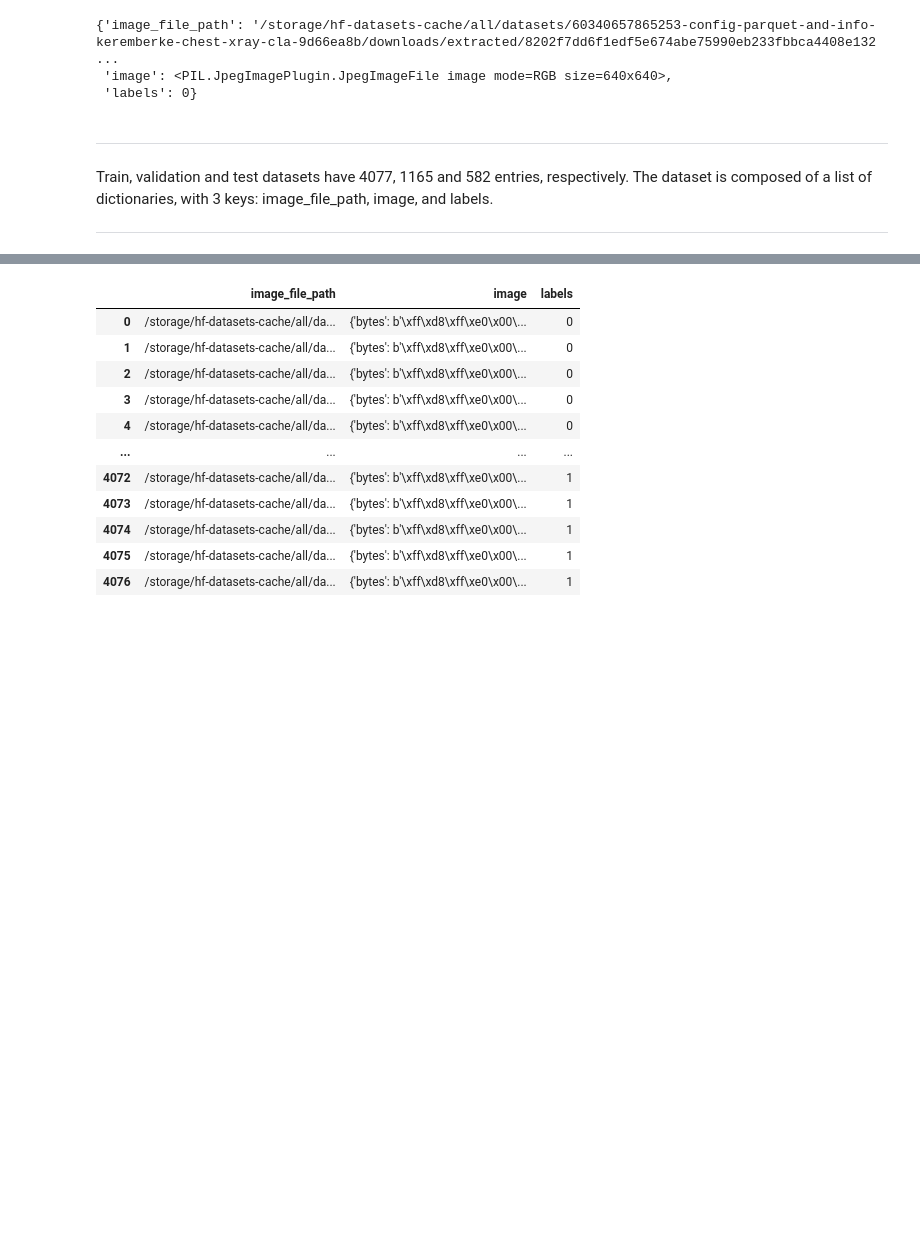
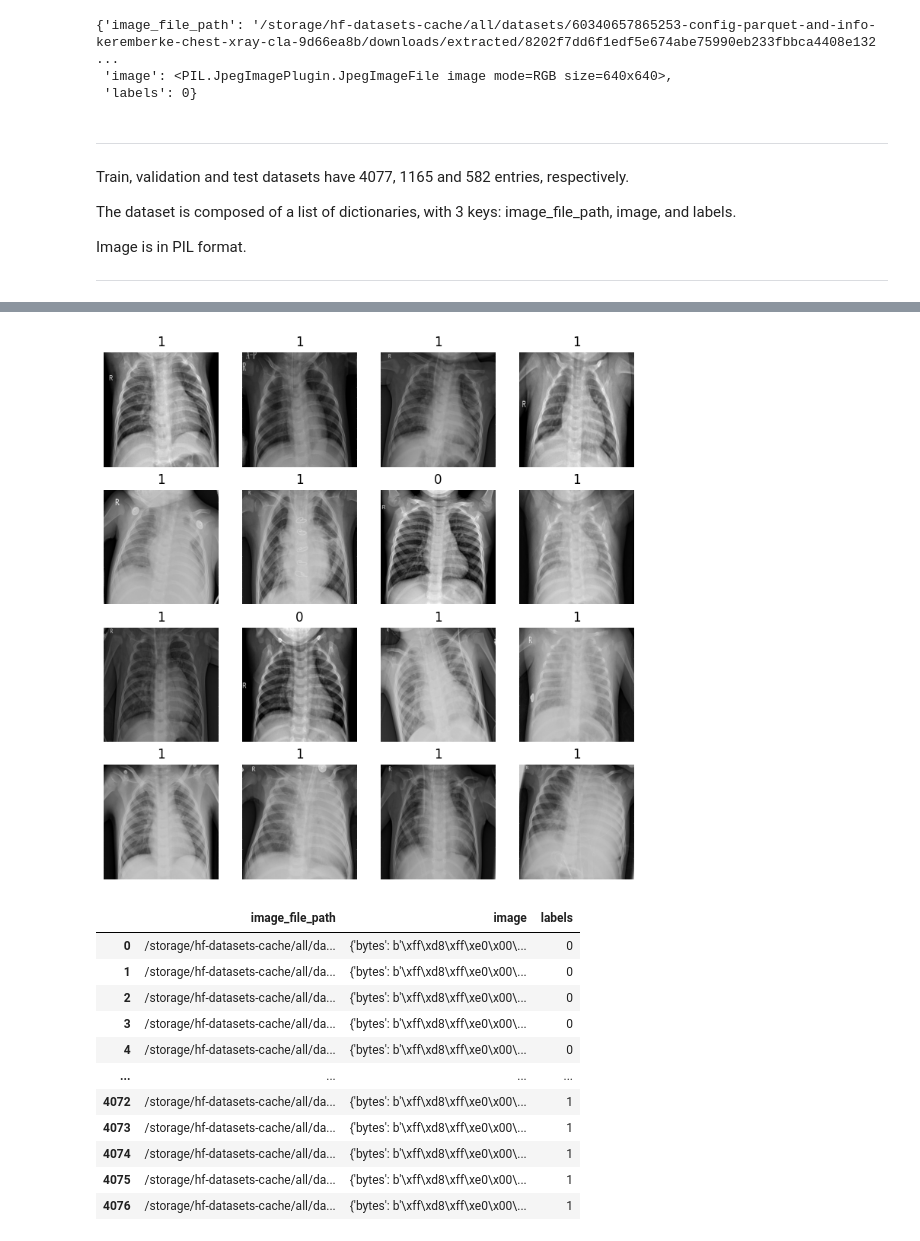
Before and after one commit to GabCopetti/Chest-X-Rays-Binary-Classification, a Jupyter notebook: Chest_XRays_Data_Analysis.ipynb, the cells around one changed output, grey strips where cells are left out. Drawn from its saved outputs; the diff is of its cells as text; code cells hidden in the pictures; blank space fills up the shorter version.

```diff
--- a/Chest_XRays_Data_Analysis.ipynb
+++ b/Chest_XRays_Data_Analysis.ipynb
@@ -33,7 +58,11 @@ train_dataset[0]
  'labels': 0}
 # %% [markdown]
 ***
-Train, validation and test datasets have 4077, 1165 and 582 entries, respectively. The dataset is composed of a list of dictionaries, with 3 keys: image_file_path, image, and labels.
+Train, validation and test datasets have 4077, 1165 and 582 entries, respectively.
+
+The dataset is composed of a list of dictionaries, with 3 keys: image_file_path, image, and labels.
+
+Image is in PIL format.
 ***
 # %%
 #Image from sample
@@ -41,5 +70,19 @@ train_dataset[0]['image'].resize((200,200))
 # %% [output]
 [figure]
+# %%
+# Plot more images
+fig = plt.figure(figsize=(9, 9))
+rows, cols = 4, 4
+for i in range(1, rows * cols + 1):
+    random_idx = np.random.randint(0, len(train_dataset))
+    img = train_dataset[random_idx]['image']
+    label = train_dataset[random_idx]['labels']
+    fig.add_subplot(rows, cols, i)
+    plt.imshow(img)
+    plt.title(label)
+    plt.axis(False);
+# %% [output]
+[figure, added]
 # %%
 #Converting datasets to pandas dataframe
 df_train = train_dataset.to_pandas()
```
Also changed, not shown: parts of 10 cells of this notebook.
